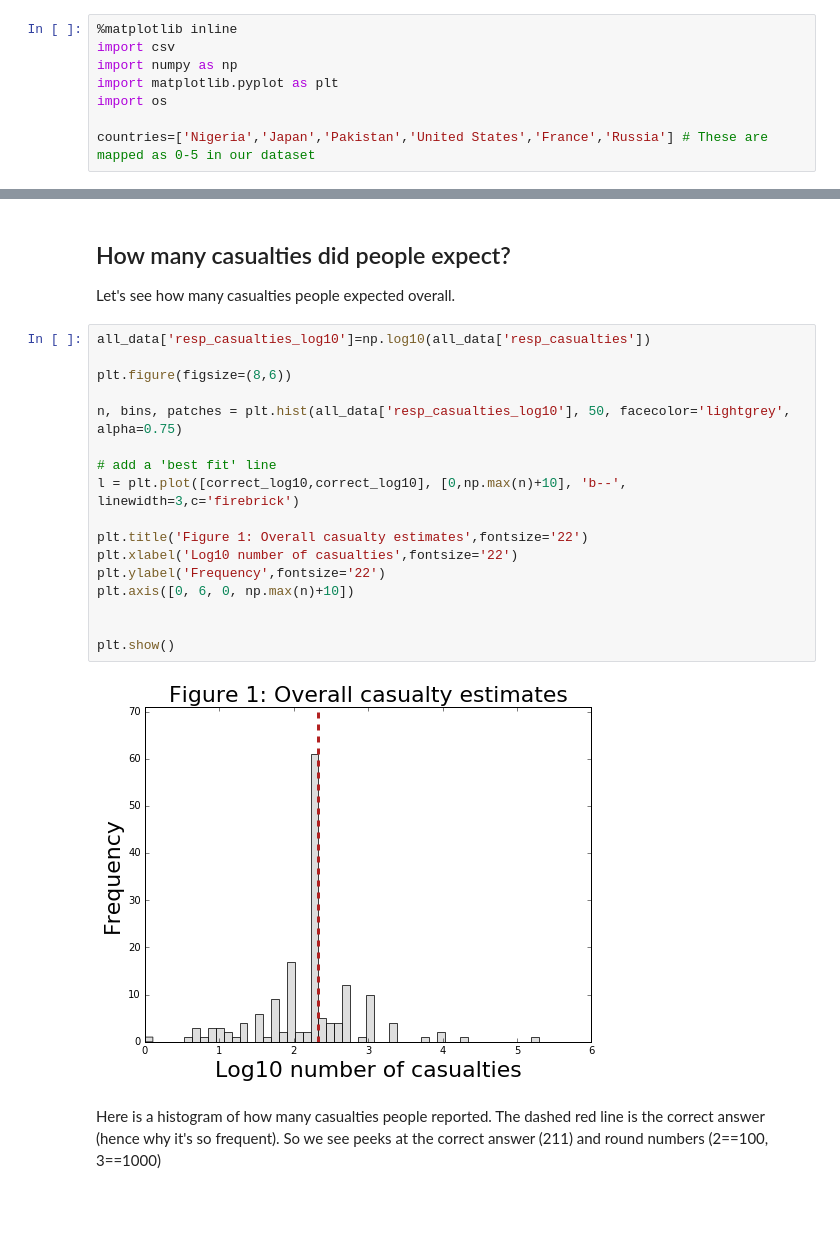
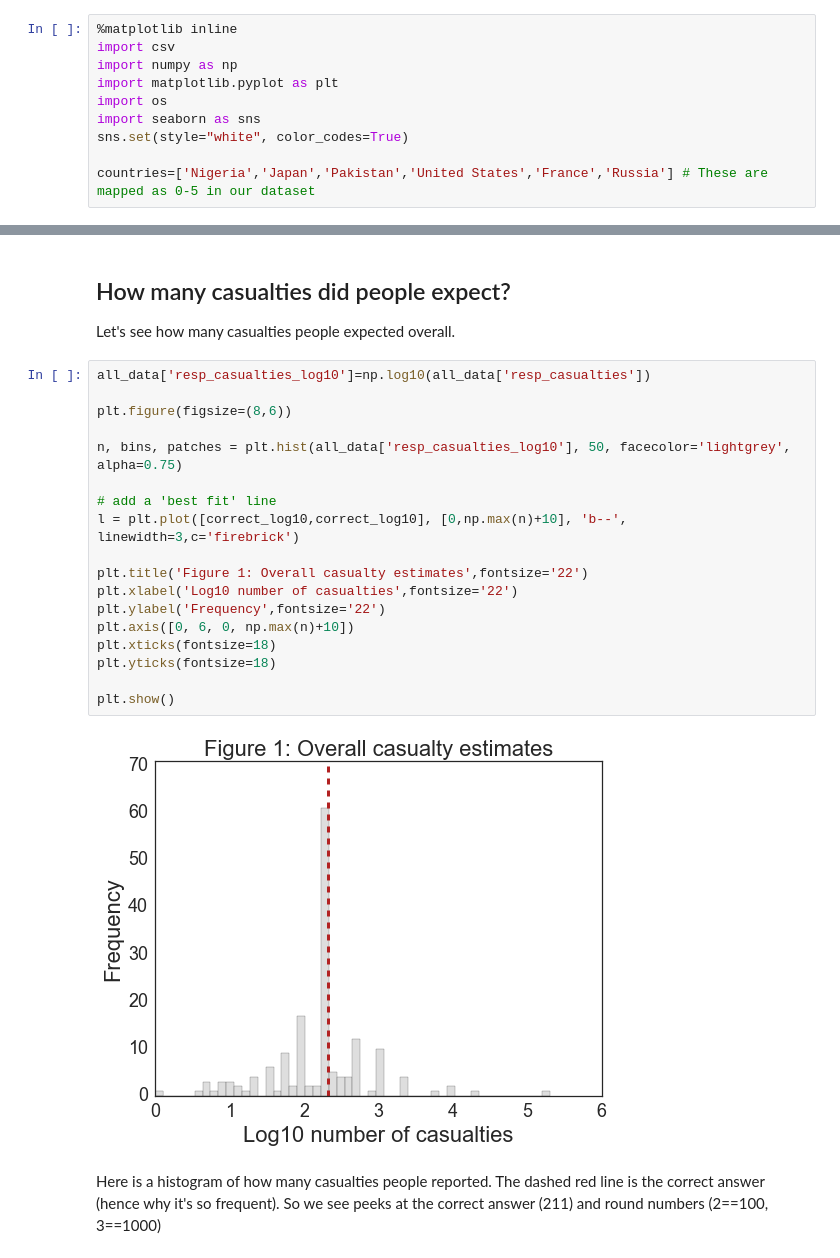
Before and after one commit to timflew/stereotype_news, a Jupyter notebook: pilot_survey_v1/Expected casualties by nationalities-Pilot 1.ipynb, the cells around one changed output, grey strips where cells are left out. Saved outputs shown, nothing was run; the diff lists cells and outputs as text; blank space fills up the shorter version.

```diff
--- a/pilot_survey_v1/Expected casualties by nationalities-Pilot 1.ipynb
+++ b/pilot_survey_v1/Expected casualties by nationalities-Pilot 1.ipynb
@@ -37,6 +37,8 @@ import csv
 import numpy as np
 import matplotlib.pyplot as plt
 import os
+import seaborn as sns
+sns.set(style="white", color_codes=True)
 
 countries=['Nigeria','Japan','Pakistan','United States','France','Russia'] # These are mapped as 0-5 in our dataset
 # %% [markdown]
@@ -79,22 +81,23 @@ Let's see how many casualties people expected overall.
 # %%
 all_data['resp_casualties_log10']=np.log10(all_data['resp_casualties'])
 
 plt.figure(figsize=(8,6))
 
 n, bins, patches = plt.hist(all_data['resp_casualties_log10'], 50, facecolor='lightgrey', alpha=0.75)
 
 # add a 'best fit' line
 l = plt.plot([correct_log10,correct_log10], [0,np.max(n)+10], 'b--', linewidth=3,c='firebrick')
 
 plt.title('Figure 1: Overall casualty estimates',fontsize='22')
 plt.xlabel('Log10 number of casualties',fontsize='22')
 plt.ylabel('Frequency',fontsize='22')
 plt.axis([0, 6, 0, np.max(n)+10])
-
+plt.xticks(fontsize=18)
+plt.yticks(fontsize=18)
 
 plt.show()
 # %% [output]
-[figure, old version]
+[figure, new version]
 # %% [markdown]
 Here is a histogram of how many casualties people reported. The dashed red line is the correct answer (hence why it's so frequent). So we see peeks at the correct answer (211) and round numbers (2==100, 3==1000)
 # %% [markdown]
```
Also changed, not shown: parts of 3 cells of this notebook, 24 other files.
